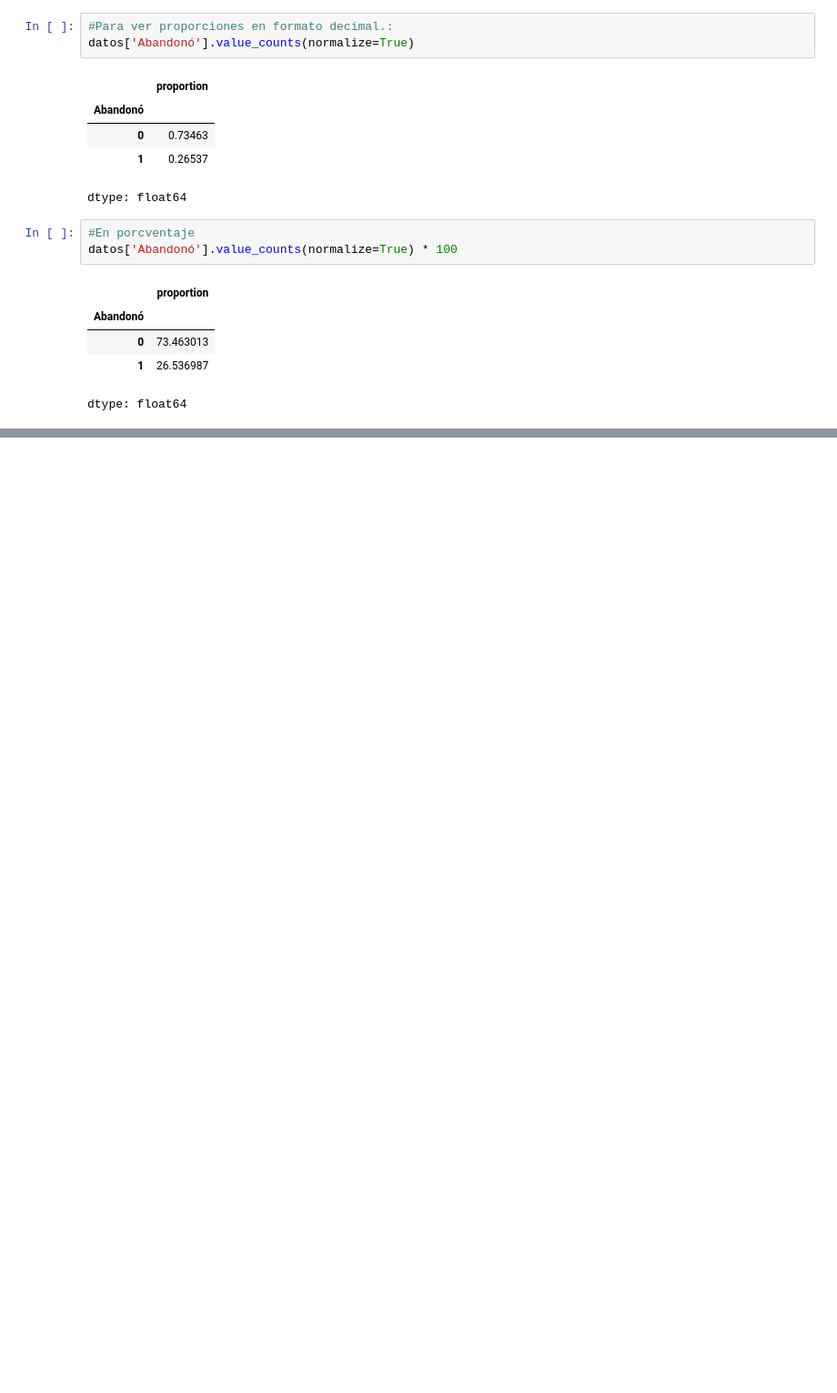
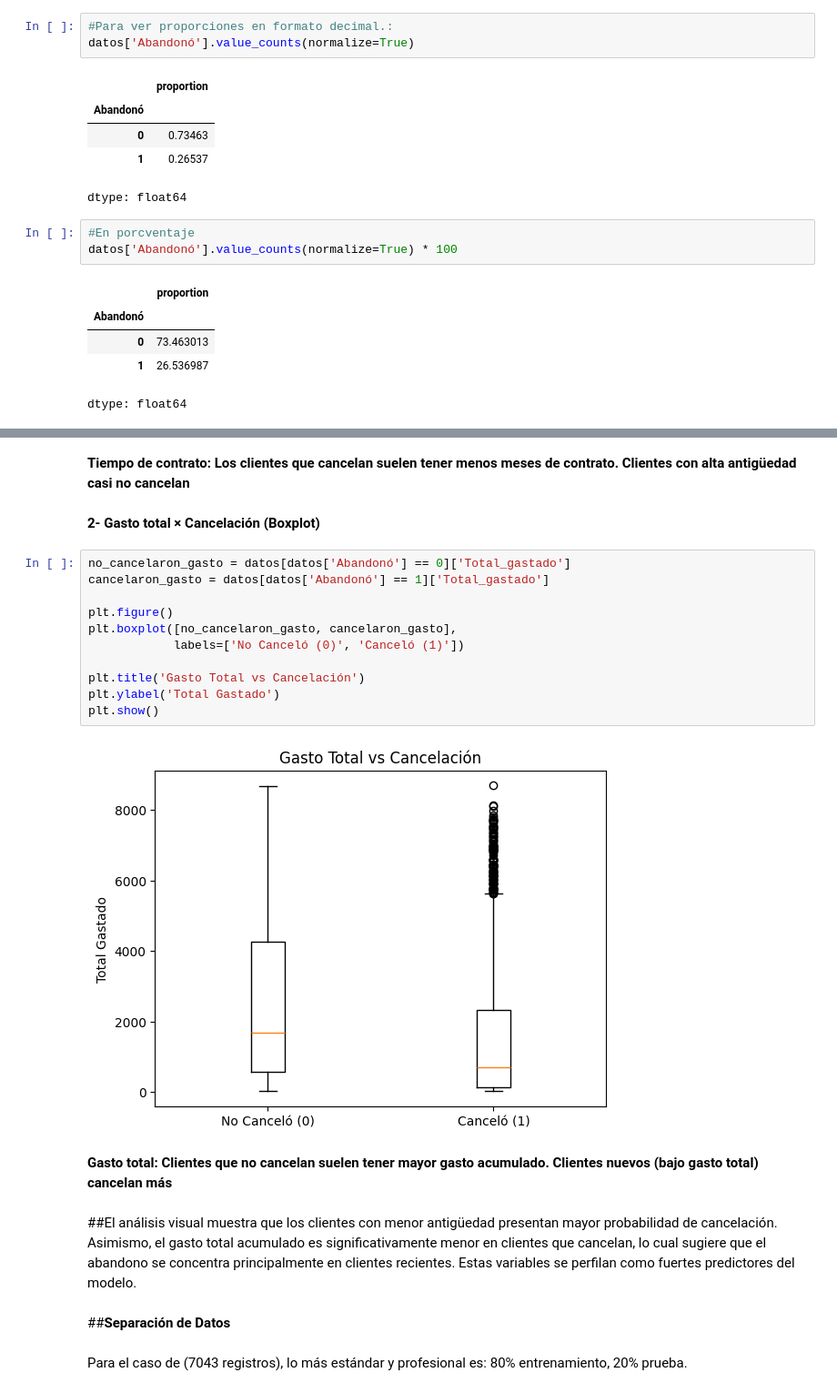
Before and after one commit to Charlymanuk/TELECOM-DESAFIO-PARTE-2, a Jupyter notebook: DESAFIO_TELECOM_2.ipynb, the cells around one changed output, grey strips where cells are left out. Shown at 91% size. Cells and saved outputs as stored; diff of their text form; blank space fills up the shorter version.

```diff
--- a/DESAFIO_TELECOM_2.ipynb
+++ b/DESAFIO_TELECOM_2.ipynb
@@ -167,0 +271,26 @@ dtype: float64
+# %% [markdown]
+**Tiempo de contrato: Los clientes que cancelan suelen tener menos meses de contrato. Clientes con alta antigüedad casi no cancelan**
+# %% [markdown]
+**2- Gasto total × Cancelación (Boxplot)**
+# %%
+no_cancelaron_gasto = datos[datos['Abandonó'] == 0]['Total_gastado']
+cancelaron_gasto = datos[datos['Abandonó'] == 1]['Total_gastado']
+
+plt.figure()
+plt.boxplot([no_cancelaron_gasto, cancelaron_gasto],
+            labels=['No Canceló (0)', 'Canceló (1)'])
+
+plt.title('Gasto Total vs Cancelación')
+plt.ylabel('Total Gastado')
+plt.show()
+# %% [output]
+[figure, added]
+# %% [markdown]
+**Gasto total: Clientes que no cancelan suelen tener mayor gasto acumulado. Clientes nuevos (bajo gasto total) cancelan más**
+# %% [markdown]
+##El análisis visual muestra que los clientes con menor antigüedad presentan mayor probabilidad de cancelación. Asimismo, el gasto total acumulado es significativamente menor en clientes que cancelan, lo cual sugiere que el abandono se concentra principalmente en clientes recientes. Estas variables se perfilan como fuertes predictores del modelo.
+# %% [markdown]
+##**Separación de Datos**
+# %% [markdown]
+Para el caso de (7043 registros), lo más estándar y profesional es:
+80% entrenamiento, 20% prueba.
```
Also changed, not shown: parts of 21 cells of this notebook.
